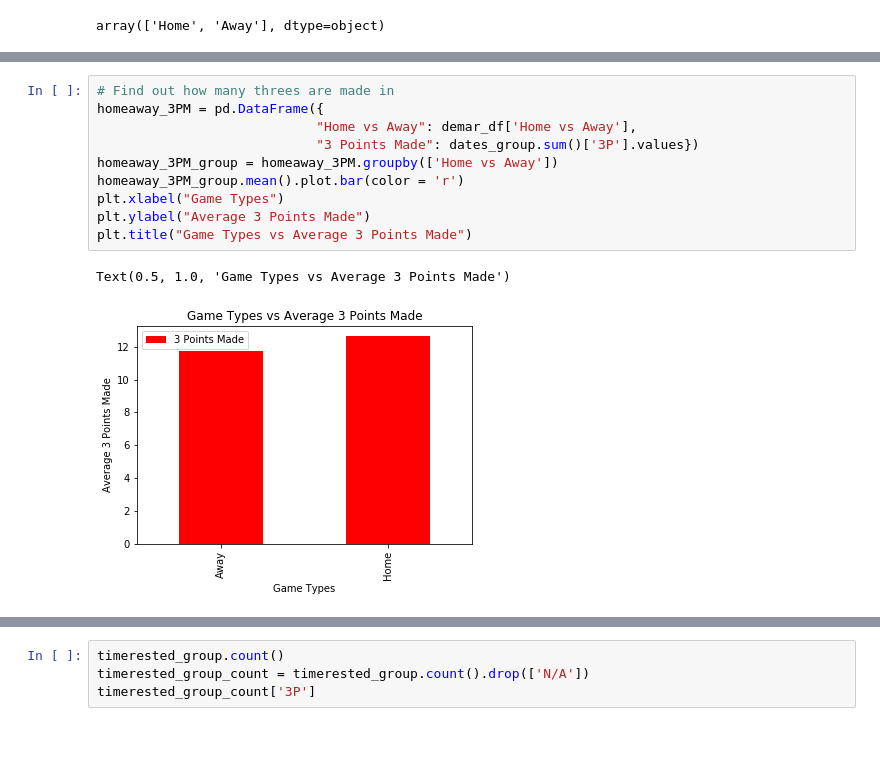
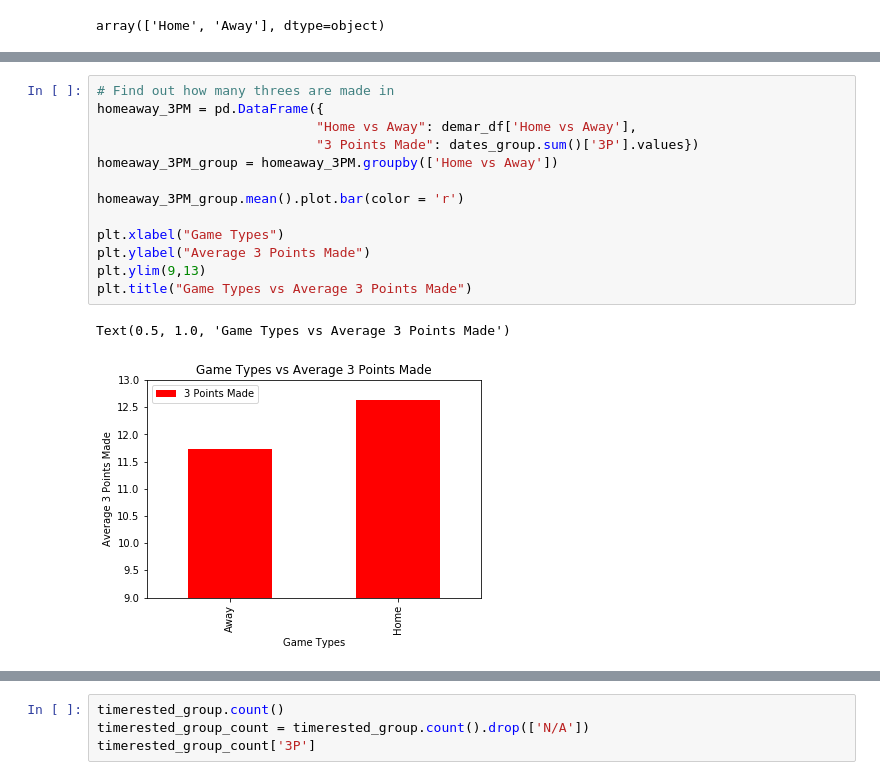
Before and after one commit to jferna73/project-one-, a Jupyter notebook: Data- Daniel/2017-2018 DataFrame.ipynb, the cells around one changed output, grey strips where cells are left out. Cells and saved outputs as stored; diff of their text form; blank space fills up the shorter version.

```diff
--- a/Data- Daniel/2017-2018 DataFrame.ipynb
+++ b/Data- Daniel/2017-2018 DataFrame.ipynb
@@ -972,13 +1002,16 @@ array(['Home', 'Away'], dtype=object)
 # %%
 # Find out how many threes are made in
 homeaway_3PM = pd.DataFrame({
                             "Home vs Away": demar_df['Home vs Away'],
                             "3 Points Made": dates_group.sum()['3P'].values})
 homeaway_3PM_group = homeaway_3PM.groupby(['Home vs Away'])
+
 homeaway_3PM_group.mean().plot.bar(color = 'r')
+
 plt.xlabel("Game Types")
 plt.ylabel("Average 3 Points Made")
+plt.ylim(9,13)
 plt.title("Game Types vs Average 3 Points Made")
 # %% [output]
 Text(0.5, 1.0, 'Game Types vs Average 3 Points Made')
-[figure, old version]
+[figure, new version]
```
Also changed, not shown: parts of 11 cells of this notebook, 3 other files.
